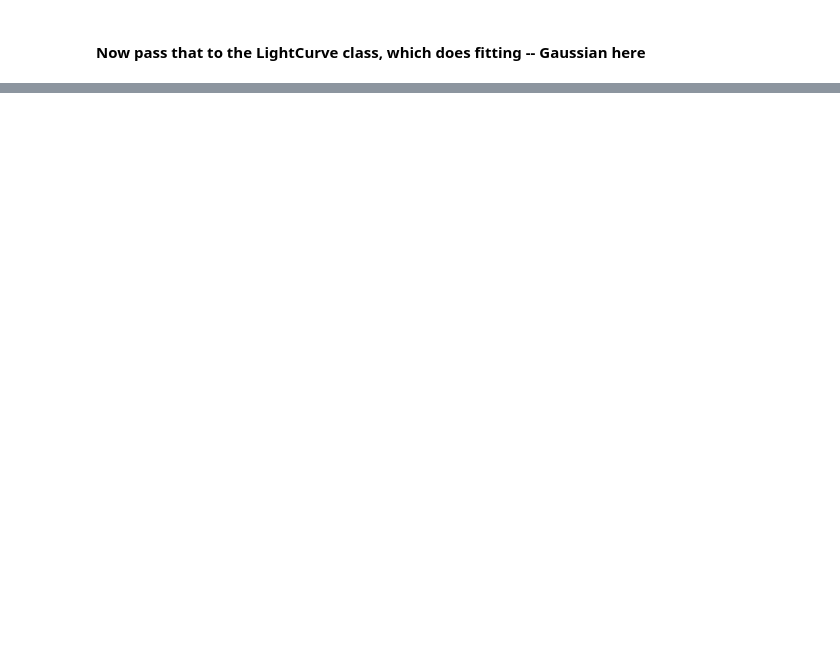
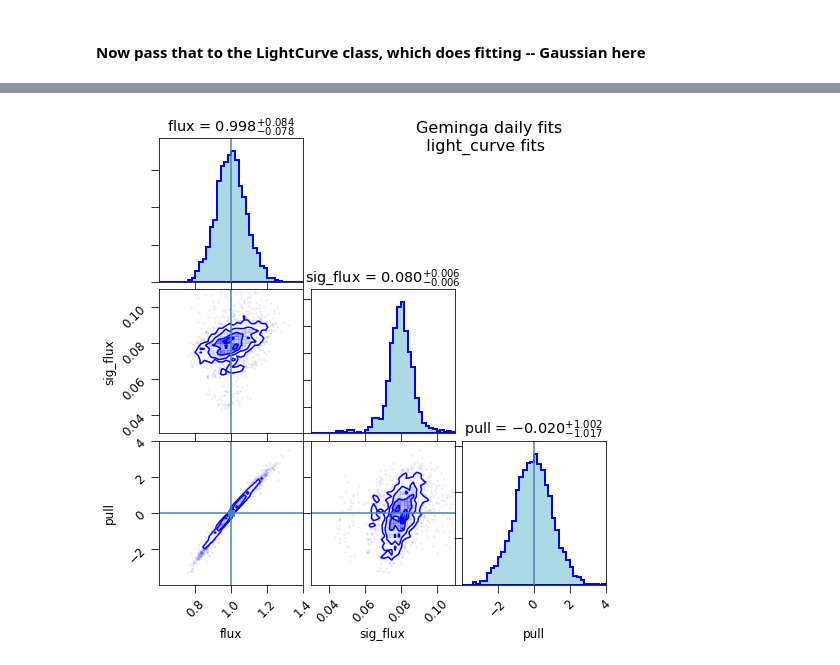
Before and after one commit to tburnett/lat-timing, a Jupyter notebook: notebooks/Geminga gaussian likelihood.ipynb, the cells around one changed output, grey strips where cells are left out. Drawn from its saved outputs; the diff is of its cells as text; code cells hidden in the pictures; blank space fills up the shorter version.

```diff
--- a/notebooks/Geminga gaussian likelihood.ipynb
+++ b/notebooks/Geminga gaussian likelihood.ipynb
@@ -23,5 +33,6 @@ bw=self.binned_weights()
 # %% [markdown]
 #### Now pass that to the LightCurve class, which does fitting -- Gaussian here
 # %%
-lc = light_curve.LightCurve(bw);
-%time lc.fit(fix_beta=False)
+reload(light_curve)
+lc = light_curve.LightCurve(bw, rep='gauss');
+lc.fit()
@@ -28,3 +40,0 @@ lc = light_curve.LightCurve(bw);
-# %%
-lc.fit_hists(title='Geminga, free beta')
-lc.flux_plot(title=' ')
@@ -39,9 +56,11 @@ lc.flux_plot(title=' ')
 # %%
 df = lc.fit_df
-df.loc[:,'pull']=(df.flux-1)/df.error
+df.loc[:,'pull']=(df.flux-1)/df.sig_flux
 # %%
-corner.corner(df['flux error pull'.split()], bins=40,
+corner.corner(df['flux sig_flux pull'.split()], bins=40,
               range=[(0.6,1.4), (0.03,0.11),(-4,4)],
               color='blue',show_titles=True, truths=(1.0,None, 0), title_fmt='.3f',
               hist_kwargs=dict(histtype='stepfilled',facecolor='lightblue', lw=2, edgecolor='blue', log=False));
 plt.gcf().suptitle('Geminga daily fits\n  light_curve fits', x=0.6, ha='left', fontsize=16);
+# %% [output]
+[figure, added]
```
Also changed, not shown: parts of 7 cells of this notebook, 3 other files.
